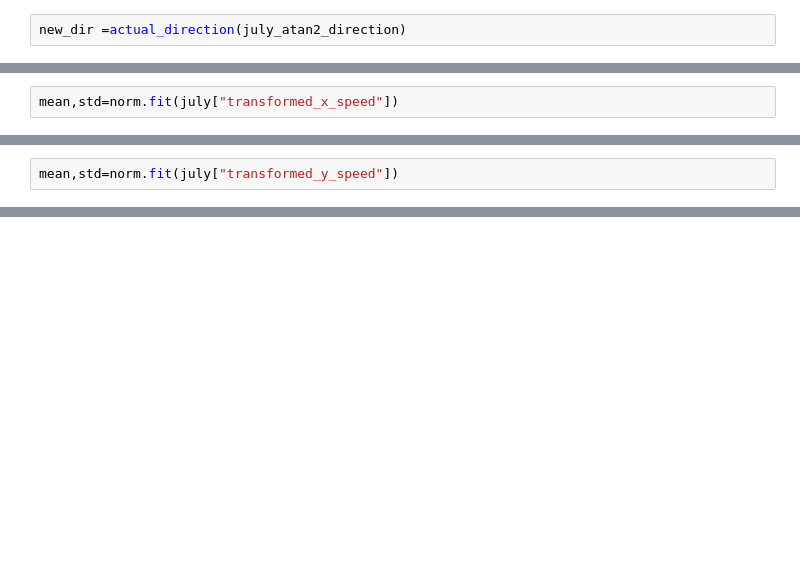
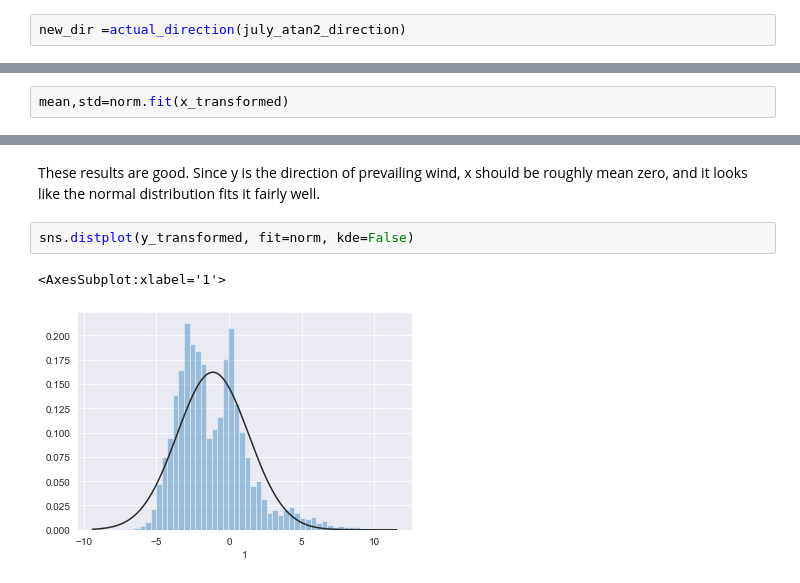
Before and after one commit to ktadgh/Air-Pollution, a Jupyter notebook: wind_distribution.ipynb, the cells around one changed output, grey strips where cells are left out. Drawn from its saved outputs; the diff is of its cells as text; blank space fills up the shorter version.

```diff
--- a/wind_distribution.ipynb
+++ b/wind_distribution.ipynb
@@ -74,3 +71,3 @@ sns.distplot(july["transformed_x_speed"], fit=norm, kde=False)
 # %%
-mean,std=norm.fit(july["transformed_x_speed"])
+mean,std=norm.fit(x_transformed)
 # %%
@@ -80,4 +77,2 @@ print(mean)
-# %%
-mean,std=norm.fit(july["transformed_y_speed"])
 # %%
 print(mean)
@@ -85,0 +83,7 @@ print(mean)
+# %% [markdown]
+These results are good. Since y is the direction of prevailing wind, x should be roughly mean zero, and it looks like the normal distribution fits it fairly well.
+# %%
+sns.distplot(y_transformed, fit=norm, kde=False)
+# %% [output]
+<AxesSubplot:xlabel='1'>
+[figure, added]
```
Also changed, not shown: parts of 15 cells of this notebook.
